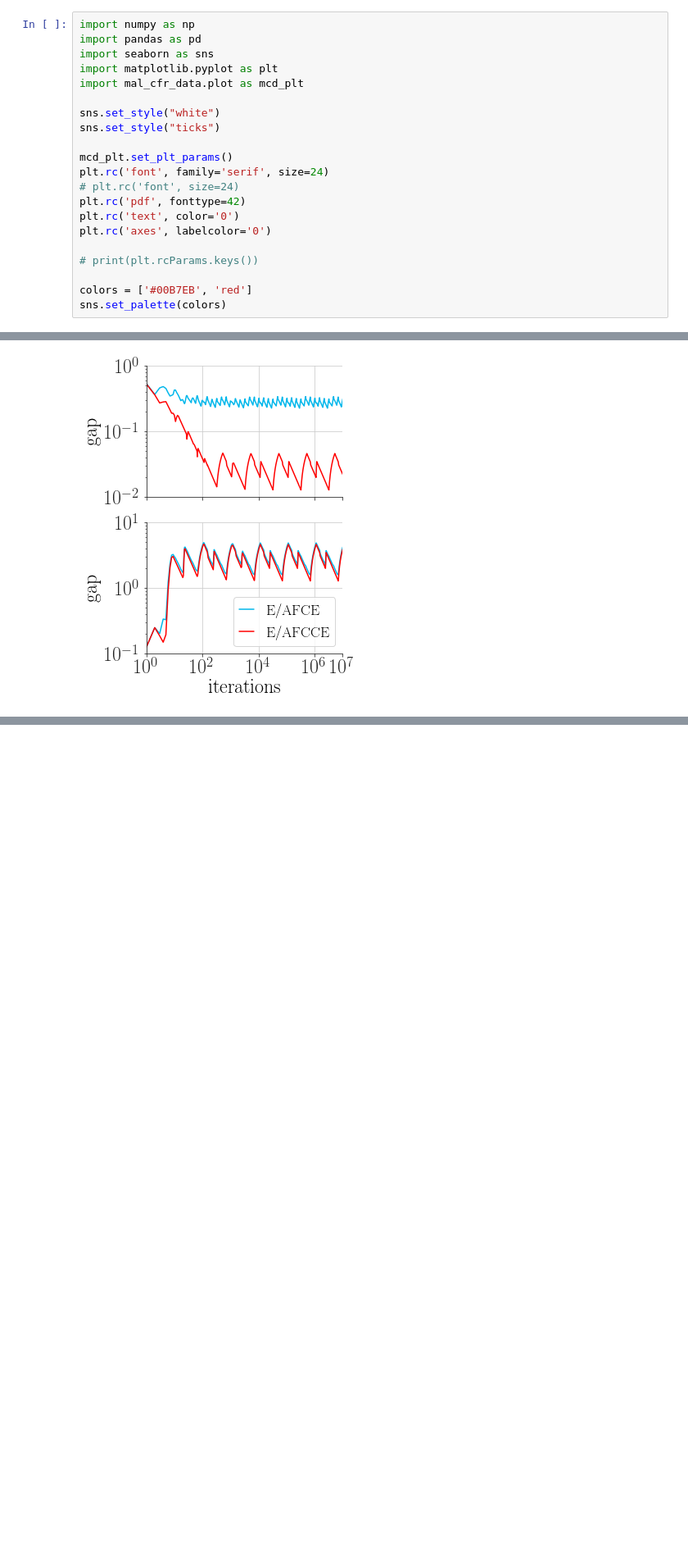
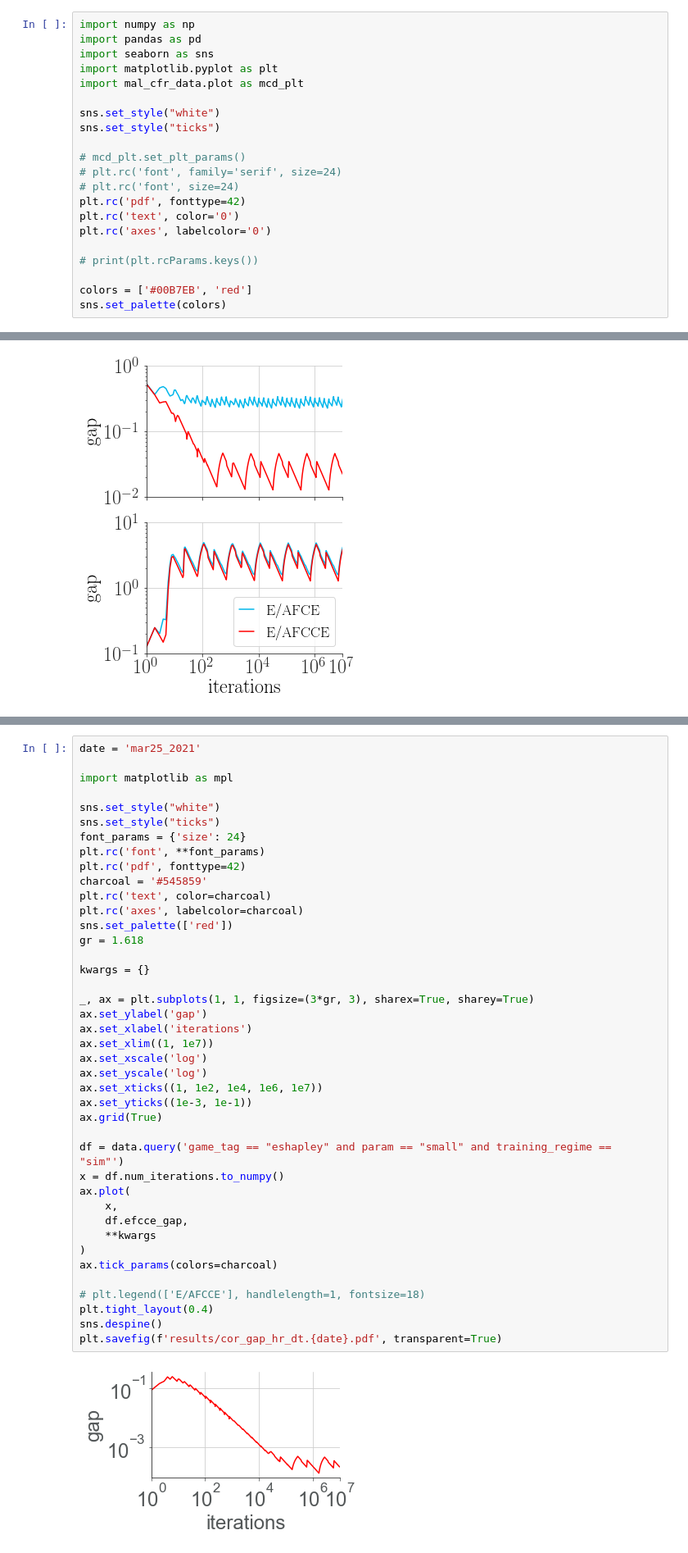
Before and after one commit to dmorrill10/hr_edl_experiments, a Jupyter notebook: cor_gap_data.ipynb, the cells around one changed output, grey strips where cells are left out. Shown at 82% size. Cells and saved outputs as stored; diff of their text form; blank space fills up the shorter version.

```diff
--- a/cor_gap_data.ipynb
+++ b/cor_gap_data.ipynb
@@ -8,8 +8,8 @@ import mal_cfr_data.plot as mcd_plt
 sns.set_style("white")
 sns.set_style("ticks")
 
-mcd_plt.set_plt_params()
-plt.rc('font', family='serif', size=24)
+# mcd_plt.set_plt_params()
+# plt.rc('font', family='serif', size=24)
 # plt.rc('font', size=24)
 plt.rc('pdf', fonttype=42)
 plt.rc('text', color='0')
@@ -159,0 +162,43 @@ plt.savefig('results/cor_gap.eshapley.medium-big.alt.pdf')
+# %%
+date = 'mar25_2021'
+
+import matplotlib as mpl
+
+sns.set_style("white")
+sns.set_style("ticks")
+font_params = {'size': 24}
+plt.rc('font', **font_params)
+plt.rc('pdf', fonttype=42)
+charcoal = '#545859'
+plt.rc('text', color=charcoal)
+plt.rc('axes', labelcolor=charcoal)
+sns.set_palette(['red'])
+gr = 1.618
+
+kwargs = {}
+
+_, ax = plt.subplots(1, 1, figsize=(3*gr, 3), sharex=True, sharey=True)
+ax.set_ylabel('gap')
+ax.set_xlabel('iterations')
+ax.set_xlim((1, 1e7))
+ax.set_xscale('log')
+ax.set_yscale('log')
+ax.set_xticks((1, 1e2, 1e4, 1e6, 1e7))
+ax.set_yticks((1e-3, 1e-1))
+ax.grid(True)
+
+df = data.query('game_tag == "eshapley" and param == "small" and training_regime == "sim"')
+x = df.num_iterations.to_numpy()
+ax.plot(
+    x,
+    df.efcce_gap,
+    **kwargs
+)
+ax.tick_params(colors=charcoal)
+
+# plt.legend(['E/AFCCE'], handlelength=1, fontsize=18)
+plt.tight_layout(0.4)
+sns.despine()
+plt.savefig(f'results/cor_gap_hr_dt.{date}.pdf', transparent=True)
+# %% [output]
+[figure, added]
```
Also changed, not shown: parts of 1 cell of this notebook, 1 other file.
